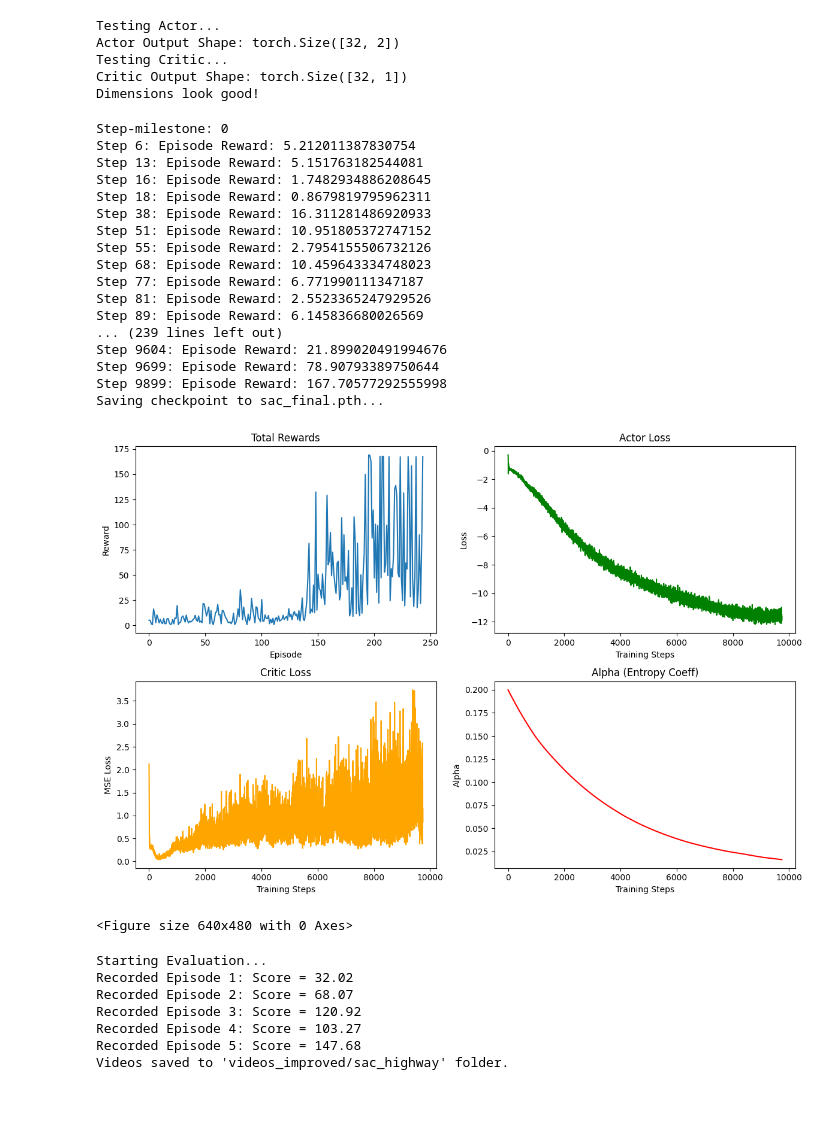
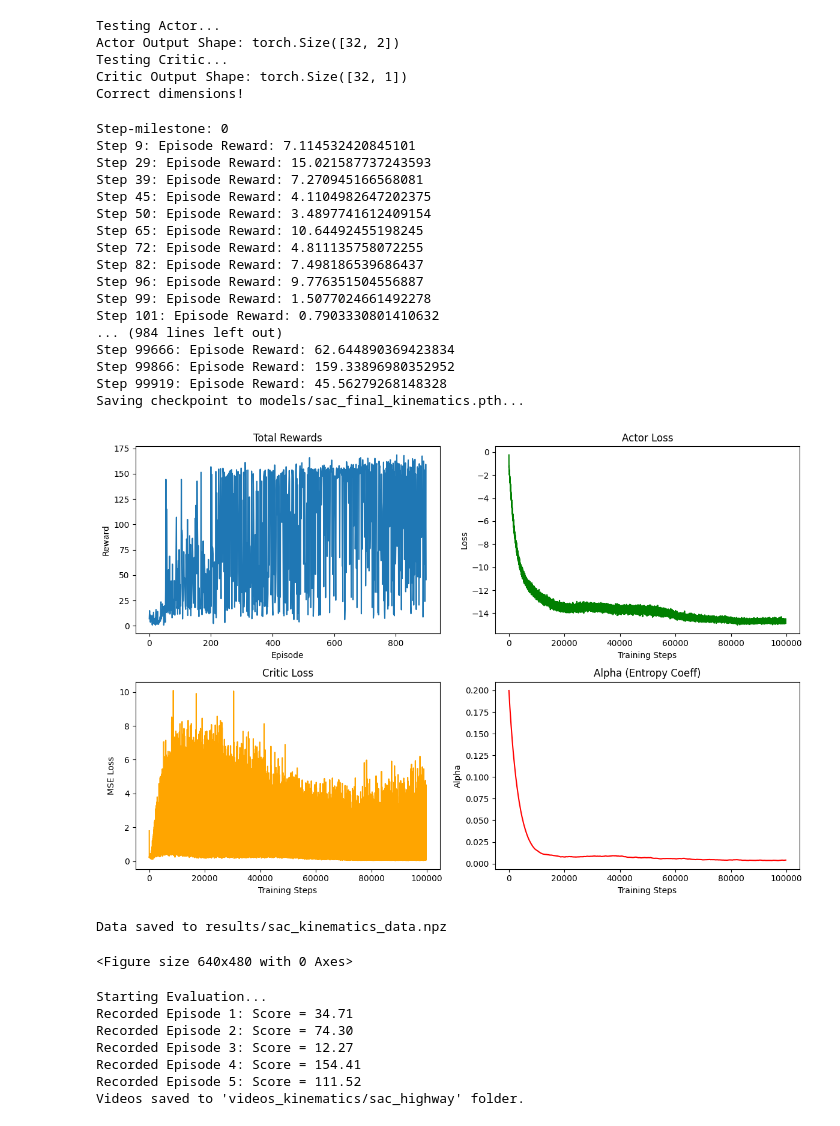
Before and after one commit to jonahbkaplan/ReinforcementLearning, a Jupyter notebook: algorithms/SAC/testSAC.ipynb, the cells around one changed output. Cells and saved outputs as stored; diff of their text form; code cells hidden in the pictures.

```diff
--- a/algorithms/SAC/testSAC.ipynb
+++ b/algorithms/SAC/testSAC.ipynb
@@ -71,21 +53,21 @@ False
 from SAC import SAC
 
 # Create a dummy agent
-agent = SAC(env, state_size=4)
+agent = SAC(env, state_size=105)
 
-# Create a fake input batch: 32 images of size 4x128x64
-fake_state = torch.randn(32, 4, 128, 64)
+# Create a fake input batch: 32
+fake_state = torch.randn(32, 15, 7)
 fake_action = torch.randn(32, 2)
 
 # 1. Test Actor
 print("Testing Actor...")
 mu, log_std = agent.actor(fake_state)
-print(f"Actor Output Shape: {mu.shape}") # Should be (32, 2)
+print(f"Actor Output Shape: {mu.shape}")
 
 # 2. Test Critic
 print("Testing Critic...")
 q_val = agent.critic_1(fake_state, fake_action)
-print(f"Critic Output Shape: {q_val.shape}") # Should be (32, 1)
+print(f"Critic Output Shape: {q_val.shape}")
 
 print("Correct dimensions!")
 # %% [output]
@@ -93,9 +75,10 @@ Testing Actor...
 Actor Output Shape: torch.Size([32, 2])
 Testing Critic...
 Critic Output Shape: torch.Size([32, 1])
-Dimensions look good!
+Correct dimensions!
 # %%
 # Main Loop Test
+import numpy as np
 
 # 1. Train agent and collect losses and rewards over episodes
 rewards, critic_losses, actor_losses, alphas = agent.train_loop()
@@ -104,52 +87,61 @@ rewards, critic_losses, actor_losses, alphas = agent.train_loop()
 fig, axes = plt.subplots(2, 2, figsize=(12, 8))
 
 # Plot A: Rewards (Per Episode)
 axes[0,0].plot(rewards)
 axes[0,0].set_title("Total Rewards")
 axes[0,0].set_xlabel("Episode")
 axes[0,0].set_ylabel("Reward")
 
 # Plot B: Critic Loss (Per Step)
 axes[1,0].plot(critic_losses, color='orange')
 axes[1,0].set_title("Critic Loss")
 axes[1,0].set_xlabel("Training Steps")
 axes[1,0].set_ylabel("MSE Loss")
 
 # Plot C: Actor Loss (Per Step)
 axes[0,1].plot(actor_losses, color='green')
 axes[0,1].set_title("Actor Loss")
 axes[0,1].set_xlabel("Training Steps")
 axes[0,1].set_ylabel("Loss")
 
 # Plot D: Alpha Decay (Per Step)
 axes[1,1].plot(alphas, color='red')
 axes[1,1].set_title("Alpha (Entropy Coeff)")
 axes[1,1].set_xlabel("Training Steps")
 axes[1,1].set_ylabel("Alpha")
 
 plt.tight_layout()
 plt.show()
-plt.savefig("SAC_plots_improved.png")
+plt.savefig("figures/SAC_plots_kinematics.png")
+
+np.savez("results/sac_kinematics_data.npz",
+         rewards=rewards,
+         critic_losses=critic_losses,
+         actor_losses=actor_losses,
+         alphas=alphas)
+
+print("Data saved to results/sac_kinematics_data.npz")
 # %% [output]
 Step-milestone: 0
-Step 6: Episode Reward: 5.212011387830754
-Step 13: Episode Reward: 5.151763182544081
-Step 16: Episode Reward: 1.7482934886208645
-Step 18: Episode Reward: 0.8679819795962311
-Step 38: Episode Reward: 16.311281486920933
-Step 51: Episode Reward: 10.951805372747152
-Step 55: Episode Reward: 2.7954155506732126
-Step 68: Episode Reward: 10.459643334748023
-Step 77: Episode Reward: 6.771990111347187
-Step 81: Episode Reward: 2.5523365247929526
-Step 89: Episode Reward: 6.145836680026569
-... (239 lines left out)
-Step 9604: Episode Reward: 21.899020491994676
-Step 9699: Episode Reward: 78.90793389750644
-Step 9899: Episode Reward: 167.70577292555998
-Saving checkpoint to sac_final.pth...
+Step 9: Episode Reward: 7.114532420845101
+Step 29: Episode Reward: 15.021587737243593
+Step 39: Episode Reward: 7.270945166568081
+Step 45: Episode Reward: 4.1104982647202375
+Step 50: Episode Reward: 3.4897741612409154
+Step 65: Episode Reward: 10.64492455198245
+Step 72: Episode Reward: 4.811135758072255
+Step 82: Episode Reward: 7.498186539686437
+Step 96: Episode Reward: 9.776351504556887
+Step 99: Episode Reward: 1.5077024661492278
+Step 101: Episode Reward: 0.7903330801410632
+... (984 lines left out)
+Step 99666: Episode Reward: 62.644890369423834
+Step 99866: Episode Reward: 159.33896980352952
+Step 99919: Episode Reward: 45.56279268148328
+Saving checkpoint to models/sac_final_kinematics.pth...
-[figure, old version]
+[figure, new version]
-<Figure size 640x480 with 0 Axes>
+Data saved to results/sac_kinematics_data.npz
+<Figure size 640x480 with 0 Axes>
 # %%
 from gymnasium.wrappers import RecordVideo
 
@@ -158,7 +150,7 @@ from gymnasium.wrappers import RecordVideo
 # Define class to record test output runs
 env = RecordVideo(
     env,
-    video_folder="videos_improved/sac_highway",
+    video_folder="videos_kinematics/sac_highway",
     episode_trigger=lambda e: True, # Record every episode
     name_prefix="sac_eval"
 )
@@ -181,12 +173,12 @@ for episode in range(NUM_EPISODES):
     print(f"Recorded Episode {episode + 1}: Score = {score:.2f}")
 
 env.close()
-print("Videos saved to 'videos_improved/sac_highway' folder.")
+print("Videos saved to 'videos_kinematics/sac_highway' folder.")
 # %% [output]
 Starting Evaluation...
-Recorded Episode 1: Score = 32.02
-Recorded Episode 2: Score = 68.07
-Recorded Episode 3: Score = 120.92
-Recorded Episode 4: Score = 103.27
-Recorded Episode 5: Score = 147.68
-Videos saved to 'videos_improved/sac_highway' folder.
+Recorded Episode 1: Score = 34.71
+Recorded Episode 2: Score = 74.30
+Recorded Episode 3: Score = 12.27
+Recorded Episode 4: Score = 154.41
+Recorded Episode 5: Score = 111.52
+Videos saved to 'videos_kinematics/sac_highway' folder.
```
Also changed, not shown: parts of 1 cell of this notebook, 17 other files.
